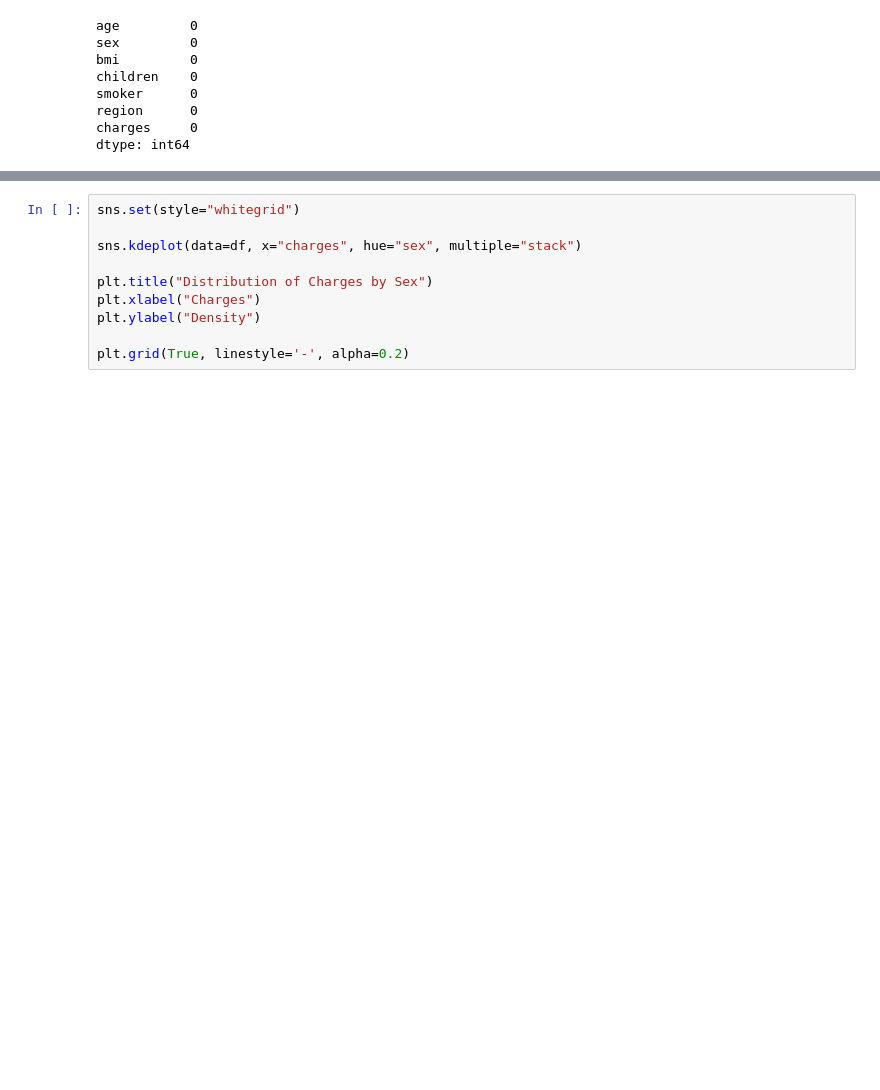
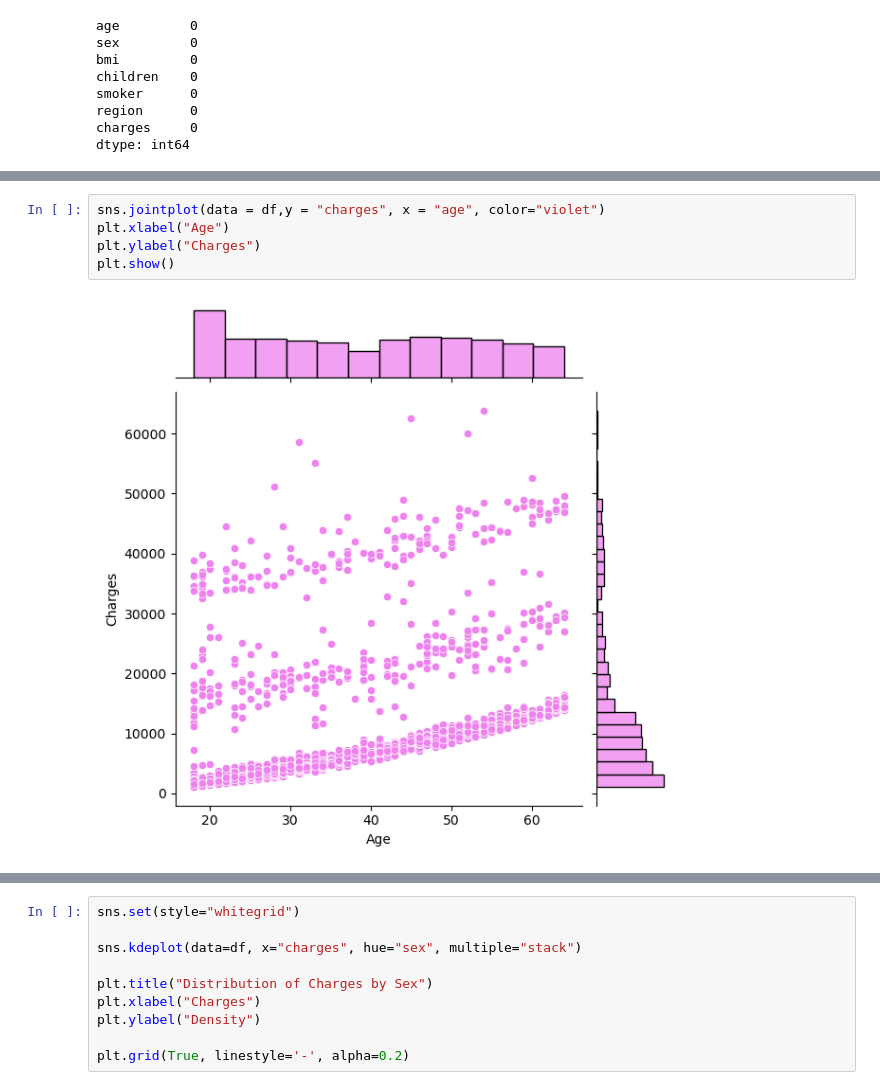
Before and after one commit to ShubhamMisar-12/MedicalCostPrediction, a Jupyter notebook: medical-cost-prediction-1.ipynb, the cells around one changed output, grey strips where cells are left out. Drawn from its saved outputs; the diff is of its cells as text; blank space fills up the shorter version.

```diff
--- a/medical-cost-prediction-1.ipynb
+++ b/medical-cost-prediction-1.ipynb
@@ -61,0 +58,7 @@ plt.show()
+# %%
+sns.jointplot(data = df,y = "charges", x = "age", color="violet")
+plt.xlabel("Age")
+plt.ylabel("Charges")
+plt.show()
+# %% [output]
+[figure, added]
```
Also changed, not shown: parts of 11 cells of this notebook.
